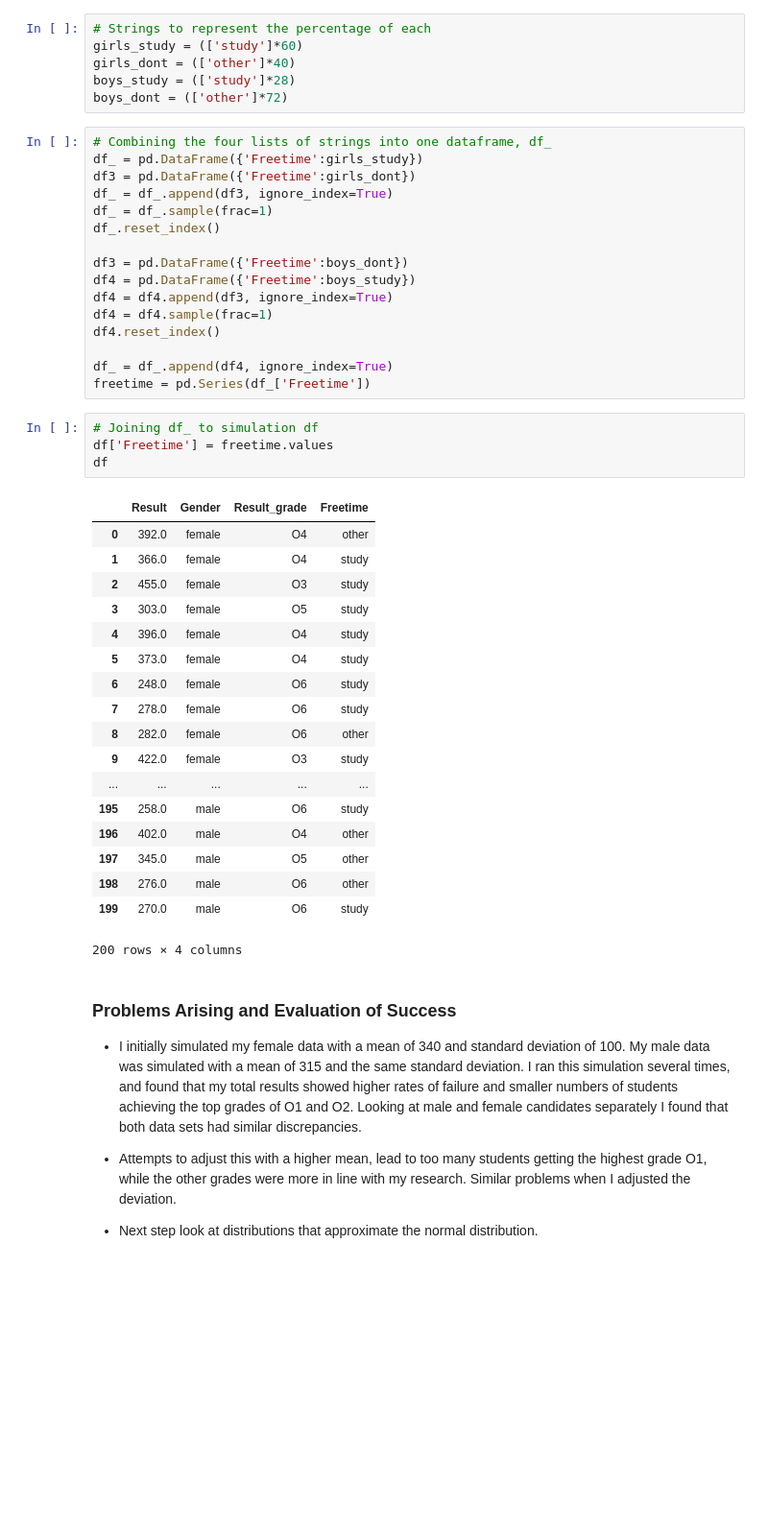
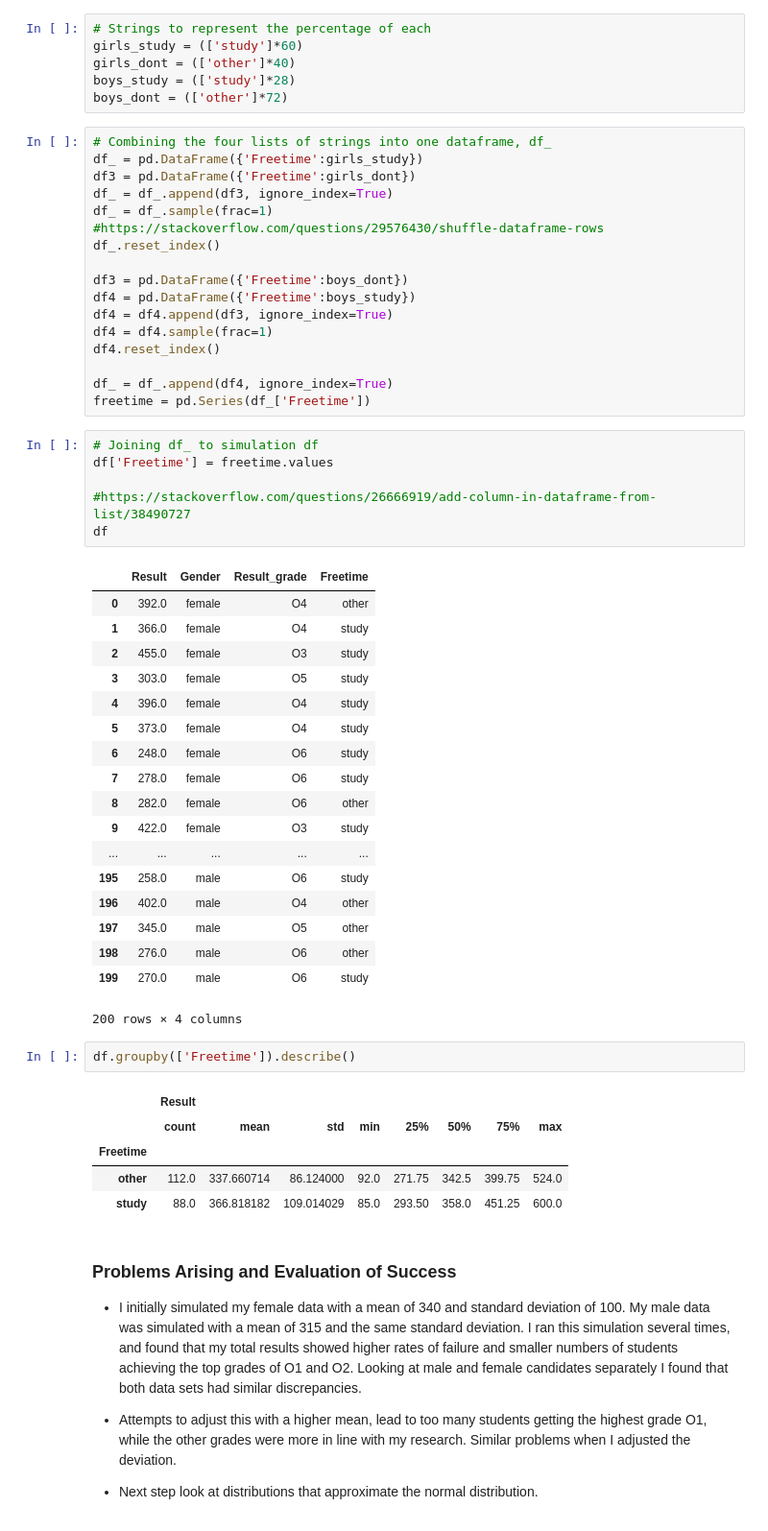
Before and after one commit to MarionMcG/python-fundamentals-project, a Jupyter notebook: exam-cohort.ipynb, the cells around one changed output. Shown: that part at 96% size. Cells and saved outputs as stored; diff of their text form; blank space fills up the shorter version.

Commit message:
Editing code, add references to code cells and describing freetime col

```diff
--- a/exam-cohort.ipynb
+++ b/exam-cohort.ipynb
@@ -303,6 +303,7 @@ df_ = pd.DataFrame({'Freetime':girls_study})
 df3 = pd.DataFrame({'Freetime':girls_dont})
 df_ = df_.append(df3, ignore_index=True)
 df_ = df_.sample(frac=1)
+#https://stackoverflow.com/questions/29576430/shuffle-dataframe-rows
 df_.reset_index()
 
 df3 = pd.DataFrame({'Freetime':boys_dont})
@@ -316,6 +317,8 @@ freetime = pd.Series(df_['Freetime'])
 # %%
 # Joining df_ to simulation df
 df['Freetime'] = freetime.values
+
+#https://stackoverflow.com/questions/26666919/add-column-in-dataframe-from-list/38490727
 df
 # %% [output]
 |  | Result | Gender | Result_grade | Freetime |
@@ -336,6 +339,14 @@ df
 | 198 | 276.0 | male | O6 | other |
 | 199 | 270.0 | male | O6 | study |
 200 rows × 4 columns
+# %%
+df.groupby(['Freetime']).describe()
+# %% [output]
+|  | Result |  |  |  |  |  |  |  |
+|  | count | mean | std | min | 25% | 50% | 75% | max |
+| Freetime |  |  |  |  |  |  |  |  |
+| other | 112.0 | 337.660714 | 86.124000 | 92.0 | 271.75 | 342.5 | 399.75 | 524.0 |
+| study | 88.0 | 366.818182 | 109.014029 | 85.0 | 293.50 | 358.0 | 451.25 | 600.0 |
 # %% [markdown]
 ### Problems Arising and Evaluation of Success
 
```
